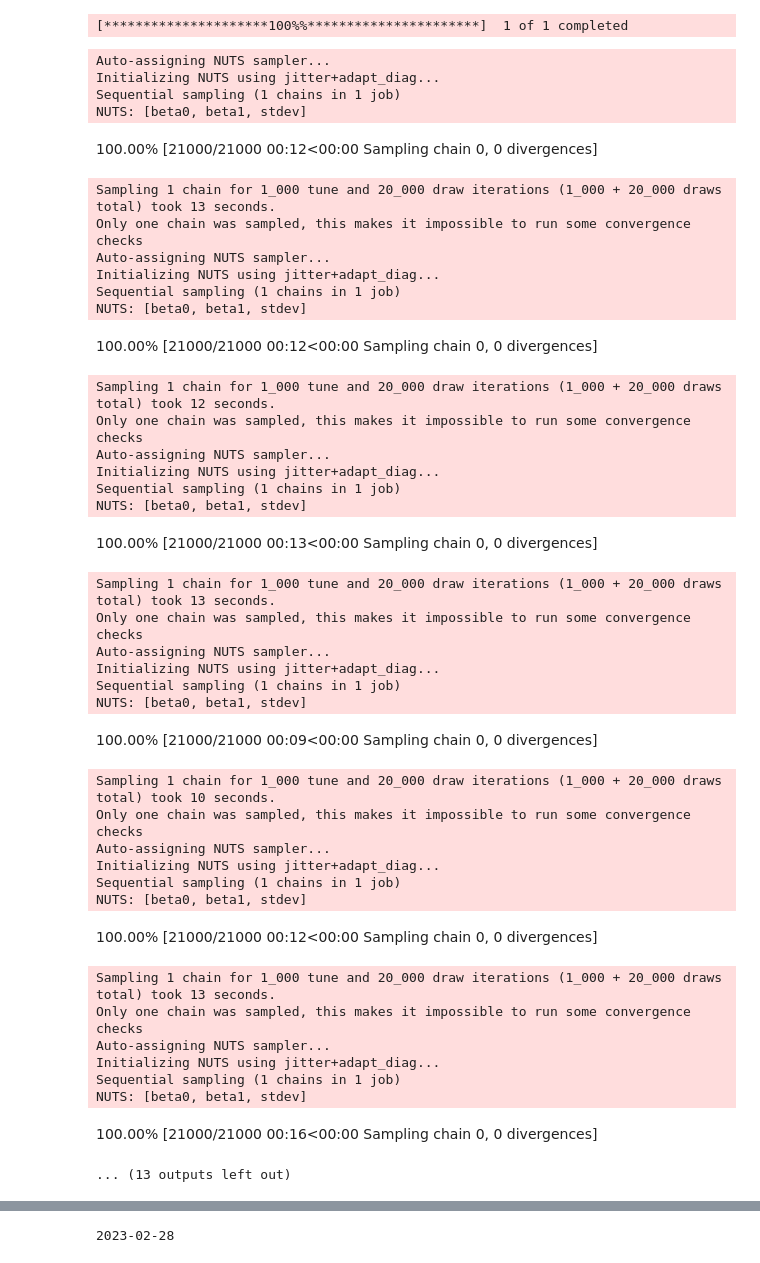
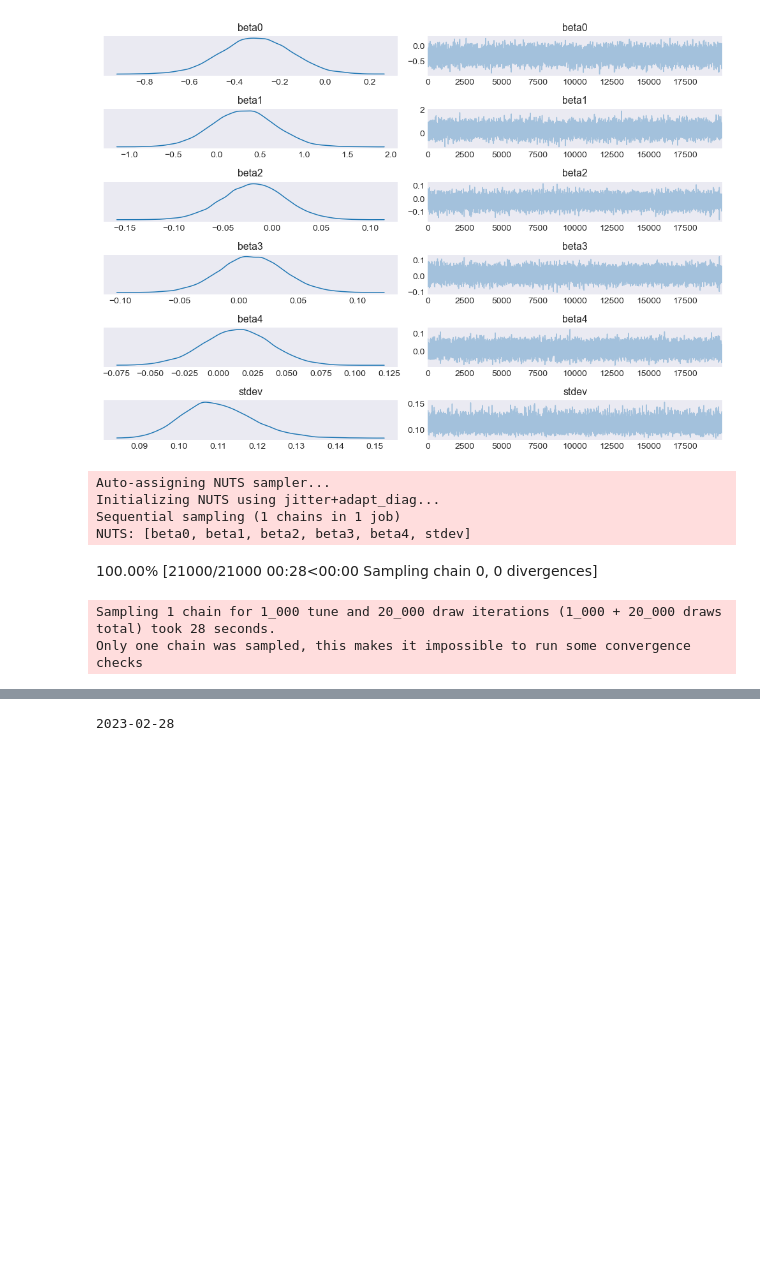
Before and after one commit to Eakkarat-Patt/qc-lseg-hackathon-2024, a Jupyter notebook: main.ipynb, the cells around one changed output, grey strips where cells are left out. Cells and saved outputs as stored; diff of their text form; code cells hidden in the pictures; blank space fills up the shorter version.

```diff
--- a/main.ipynb
+++ b/main.ipynb
@@ -18,9 +20,9 @@ start = '2014-12-31'
 end = '2022-12-31'
 ext_factors = pd.read_parquet('factors.parquet')
 stock_prices = pd.read_parquet('stock_prices.parquet')
-stock_prices = stock_prices.loc[start:end, :]
-market_prices = yf.download("^SET.BK", start=start, end=end)['Adj Close']
 stock_rets = stock_prices.pct_change()
+stock_return_daily = stock_rets.copy()
+stock_rets = stock_rets.loc[start:end, :]
 ext_factors = ext_factors.resample('M').agg(lambda x: (x + 1).prod() - 1)
 stock_rets = stock_rets.resample('M').agg(lambda x: (x + 1).prod() - 1)
 
@@ -29,8 +31,6 @@ stock_rets[[f'{symbol}_lag' for symbol in stock_rets.columns]] = stock_rets.shif
 
 ext_factors = ext_factors.dropna()
 stock_rets = stock_rets.dropna()
-# %% [output]
-[*********************100%%**********************]  1 of 1 completed
 # %%
 # train/test split
 start_train_at = '2014-12-31'
@@ -77,6 +78,11 @@ def train(universe, with_esg=True):
                 ar_trace = sample(20000, chains=1)
                 model_dict[symbol] = ar_trace
     return model_dict
+# %%
+az.plot_trace(model_dict['MINT.BK'], figsize=(10, 7))
+plt.tight_layout()
+# %% [output]
+[figure, added]
 # %%
 import numpy as np
 def predict(X, symbol, model, with_esg=True):
@@ -100,49 +106,15 @@ def predict(X, symbol, model, with_esg=True):
     next_period_return = np.array(next_period_return).reshape(draw, )
     return next_period_return
 # %%
-model_dict = train(universe, with_esg=False)
+model_dict = train(universe, with_esg=True)
 # %% [output]
 Auto-assigning NUTS sampler...
 Initializing NUTS using jitter+adapt_diag...
 Sequential sampling (1 chains in 1 job)
-NUTS: [beta0, beta1, stdev]
+NUTS: [beta0, beta1, beta2, beta3, beta4, stdev]
-100.00% [21000/21000 00:12<00:00 Sampling chain 0, 0 divergences]
+100.00% [21000/21000 00:28<00:00 Sampling chain 0, 0 divergences]
-Sampling 1 chain for 1_000 tune and 20_000 draw iterations (1_000 + 20_000 draws total) took 13 seconds.
+Sampling 1 chain for 1_000 tune and 20_000 draw iterations (1_000 + 20_000 draws total) took 28 seconds.
 Only one chain was sampled, this makes it impossible to run some convergence checks
-Auto-assigning NUTS sampler...
-Initializing NUTS using jitter+adapt_diag...
-Sequential sampling (1 chains in 1 job)
-NUTS: [beta0, beta1, stdev]
-100.00% [21000/21000 00:12<00:00 Sampling chain 0, 0 divergences]
-Sampling 1 chain for 1_000 tune and 20_000 draw iterations (1_000 + 20_000 draws total) took 12 seconds.
-Only one chain was sampled, this makes it impossible to run some convergence checks
-Auto-assigning NUTS sampler...
-Initializing NUTS using jitter+adapt_diag...
-Sequential sampling (1 chains in 1 job)
-NUTS: [beta0, beta1, stdev]
-100.00% [21000/21000 00:13<00:00 Sampling chain 0, 0 divergences]
-Sampling 1 chain for 1_000 tune and 20_000 draw iterations (1_000 + 20_000 draws total) took 13 seconds.
-Only one chain was sampled, this makes it impossible to run some convergence checks
-Auto-assigning NUTS sampler...
-Initializing NUTS using jitter+adapt_diag...
-Sequential sampling (1 chains in 1 job)
-NUTS: [beta0, beta1, stdev]
-100.00% [21000/21000 00:09<00:00 Sampling chain 0, 0 divergences]
-Sampling 1 chain for 1_000 tune and 20_000 draw iterations (1_000 + 20_000 draws total) took 10 seconds.
-Only one chain was sampled, this makes it impossible to run some convergence checks
-Auto-assigning NUTS sampler...
-Initializing NUTS using jitter+adapt_diag...
-Sequential sampling (1 chains in 1 job)
-NUTS: [beta0, beta1, stdev]
-100.00% [21000/21000 00:12<00:00 Sampling chain 0, 0 divergences]
-Sampling 1 chain for 1_000 tune and 20_000 draw iterations (1_000 + 20_000 draws total) took 13 seconds.
-Only one chain was sampled, this makes it impossible to run some convergence checks
-Auto-assigning NUTS sampler...
-Initializing NUTS using jitter+adapt_diag...
-Sequential sampling (1 chains in 1 job)
-NUTS: [beta0, beta1, stdev]
-100.00% [21000/21000 00:16<00:00 Sampling chain 0, 0 divergences]
-... (13 outputs left out)
 # %%
 weights_dict = {}
 perf_dict = {}
```
Also changed, not shown: parts of 26 cells of this notebook, 8 other files.
